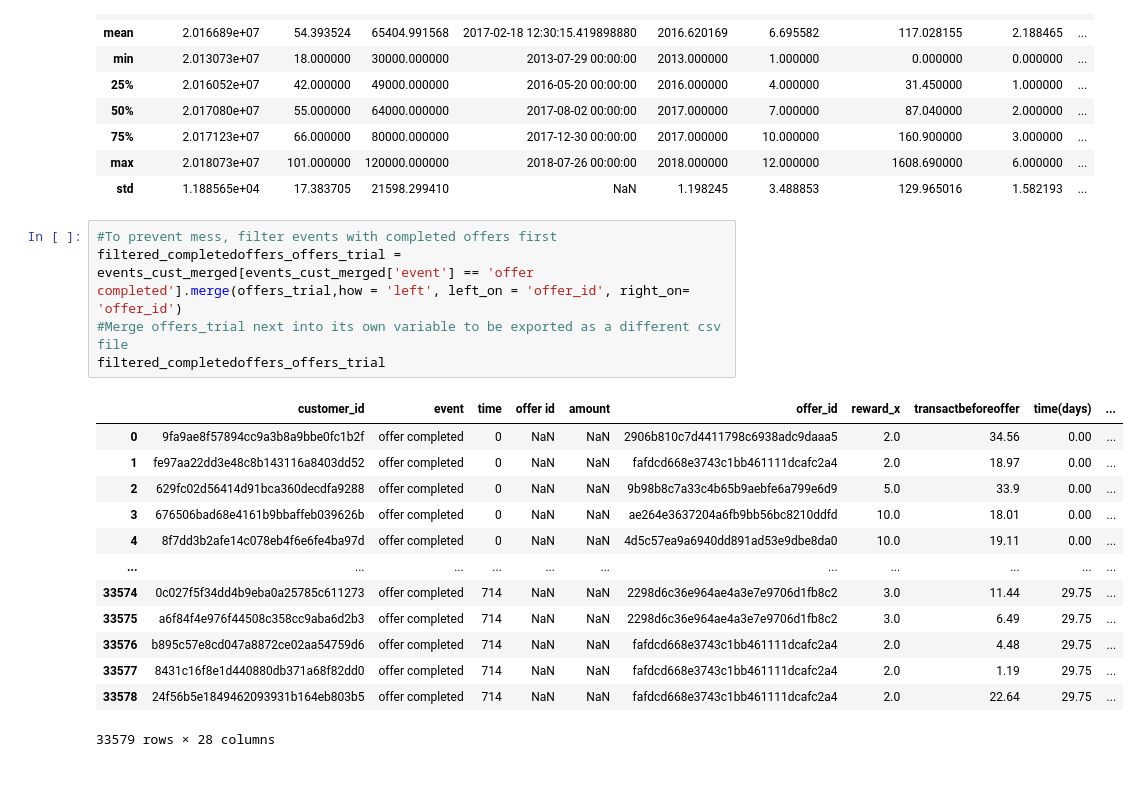
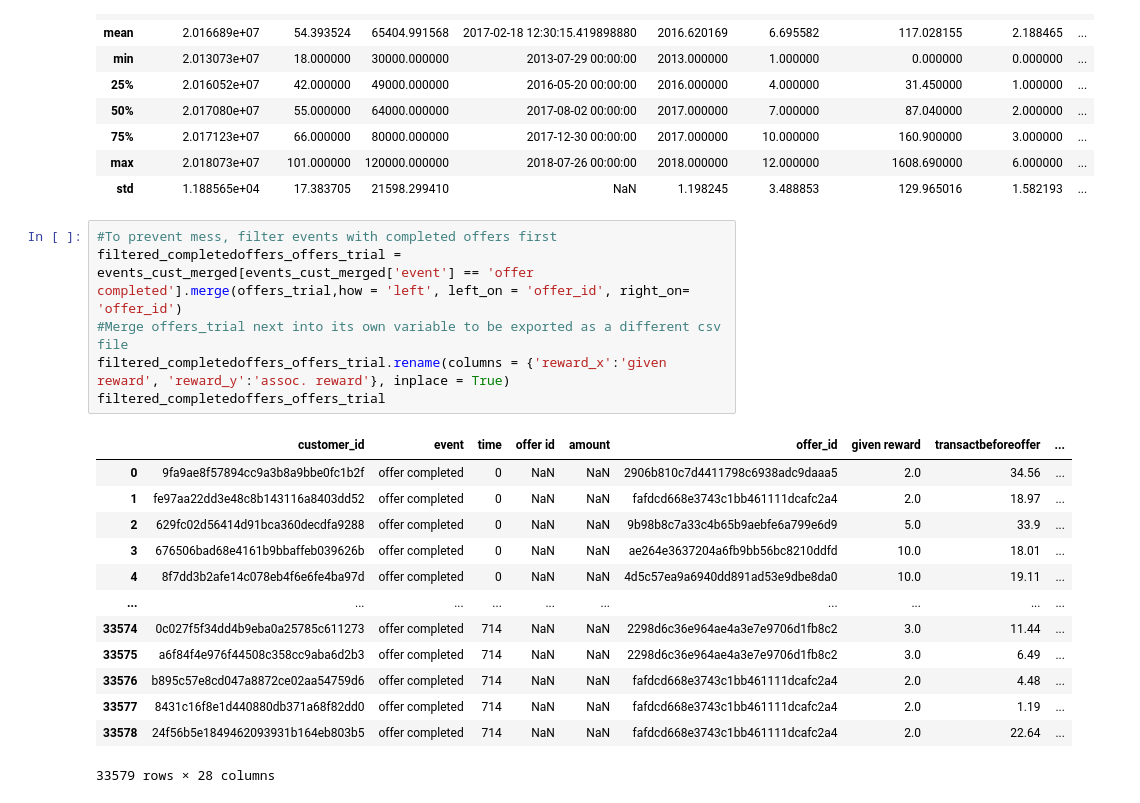
Before and after one commit to Koremm/Coffeeoffers, a Jupyter notebook: Coffee Offers Vscode.ipynb, the cells around one changed output. Cells and saved outputs as stored; diff of their text form.

Commit message:
Isolating multiple offers

```diff
--- a/Coffee Offers Vscode.ipynb
+++ b/Coffee Offers Vscode.ipynb
@@ -575,20 +573,21 @@ customers_no118_edit.describe()
 # %%
 #To prevent mess, filter events with completed offers first
 filtered_completedoffers_offers_trial = events_cust_merged[events_cust_merged['event'] == 'offer completed'].merge(offers_trial,how = 'left', left_on = 'offer_id', right_on= 'offer_id')
 #Merge offers_trial next into its own variable to be exported as a different csv file
+filtered_completedoffers_offers_trial.rename(columns = {'reward_x':'given reward', 'reward_y':'assoc. reward'}, inplace = True)
 filtered_completedoffers_offers_trial
 # %% [output]
-|  | customer_id | event | time | offer id | amount | offer_id | reward_x | transactbeforeoffer | time(days) | ... |
-| 0 | 9fa9ae8f57894cc9a3b8a9bbe0fc1b2f | offer completed | 0 | NaN | NaN | 2906b810c7d4411798c6938adc9daaa5 | 2.0 | 34.56 | 0.00 | ... |
-| 1 | fe97aa22dd3e48c8b143116a8403dd52 | offer completed | 0 | NaN | NaN | fafdcd668e3743c1bb461111dcafc2a4 | 2.0 | 18.97 | 0.00 | ... |
-| 2 | 629fc02d56414d91bca360decdfa9288 | offer completed | 0 | NaN | NaN | 9b98b8c7a33c4b65b9aebfe6a799e6d9 | 5.0 | 33.9 | 0.00 | ... |
-| 3 | 676506bad68e4161b9bbaffeb039626b | offer completed | 0 | NaN | NaN | ae264e3637204a6fb9bb56bc8210ddfd | 10.0 | 18.01 | 0.00 | ... |
-| 4 | 8f7dd3b2afe14c078eb4f6e6fe4ba97d | offer completed | 0 | NaN | NaN | 4d5c57ea9a6940dd891ad53e9dbe8da0 | 10.0 | 19.11 | 0.00 | ... |
-| ... | ... | ... | ... | ... | ... | ... | ... | ... | ... | ... |
-| 33574 | 0c027f5f34dd4b9eba0a25785c611273 | offer completed | 714 | NaN | NaN | 2298d6c36e964ae4a3e7e9706d1fb8c2 | 3.0 | 11.44 | 29.75 | ... |
-| 33575 | a6f84f4e976f44508c358cc9aba6d2b3 | offer completed | 714 | NaN | NaN | 2298d6c36e964ae4a3e7e9706d1fb8c2 | 3.0 | 6.49 | 29.75 | ... |
-| 33576 | b895c57e8cd047a8872ce02aa54759d6 | offer completed | 714 | NaN | NaN | fafdcd668e3743c1bb461111dcafc2a4 | 2.0 | 4.48 | 29.75 | ... |
-| 33577 | 8431c16f8e1d440880db371a68f82dd0 | offer completed | 714 | NaN | NaN | fafdcd668e3743c1bb461111dcafc2a4 | 2.0 | 1.19 | 29.75 | ... |
-| 33578 | 24f56b5e1849462093931b164eb803b5 | offer completed | 714 | NaN | NaN | fafdcd668e3743c1bb461111dcafc2a4 | 2.0 | 22.64 | 29.75 | ... |
+|  | customer_id | event | time | offer id | amount | offer_id | given reward | transactbeforeoffer | ... |
+| 0 | 9fa9ae8f57894cc9a3b8a9bbe0fc1b2f | offer completed | 0 | NaN | NaN | 2906b810c7d4411798c6938adc9daaa5 | 2.0 | 34.56 | ... |
+| 1 | fe97aa22dd3e48c8b143116a8403dd52 | offer completed | 0 | NaN | NaN | fafdcd668e3743c1bb461111dcafc2a4 | 2.0 | 18.97 | ... |
+| 2 | 629fc02d56414d91bca360decdfa9288 | offer completed | 0 | NaN | NaN | 9b98b8c7a33c4b65b9aebfe6a799e6d9 | 5.0 | 33.9 | ... |
+| 3 | 676506bad68e4161b9bbaffeb039626b | offer completed | 0 | NaN | NaN | ae264e3637204a6fb9bb56bc8210ddfd | 10.0 | 18.01 | ... |
+| 4 | 8f7dd3b2afe14c078eb4f6e6fe4ba97d | offer completed | 0 | NaN | NaN | 4d5c57ea9a6940dd891ad53e9dbe8da0 | 10.0 | 19.11 | ... |
+| ... | ... | ... | ... | ... | ... | ... | ... | ... | ... |
+| 33574 | 0c027f5f34dd4b9eba0a25785c611273 | offer completed | 714 | NaN | NaN | 2298d6c36e964ae4a3e7e9706d1fb8c2 | 3.0 | 11.44 | ... |
+| 33575 | a6f84f4e976f44508c358cc9aba6d2b3 | offer completed | 714 | NaN | NaN | 2298d6c36e964ae4a3e7e9706d1fb8c2 | 3.0 | 6.49 | ... |
+| 33576 | b895c57e8cd047a8872ce02aa54759d6 | offer completed | 714 | NaN | NaN | fafdcd668e3743c1bb461111dcafc2a4 | 2.0 | 4.48 | ... |
+| 33577 | 8431c16f8e1d440880db371a68f82dd0 | offer completed | 714 | NaN | NaN | fafdcd668e3743c1bb461111dcafc2a4 | 2.0 | 1.19 | ... |
+| 33578 | 24f56b5e1849462093931b164eb803b5 | offer completed | 714 | NaN | NaN | fafdcd668e3743c1bb461111dcafc2a4 | 2.0 | 22.64 | ... |
 33579 rows × 28 columns
 # %%
```
Also changed, not shown: parts of 8 cells of this notebook.
